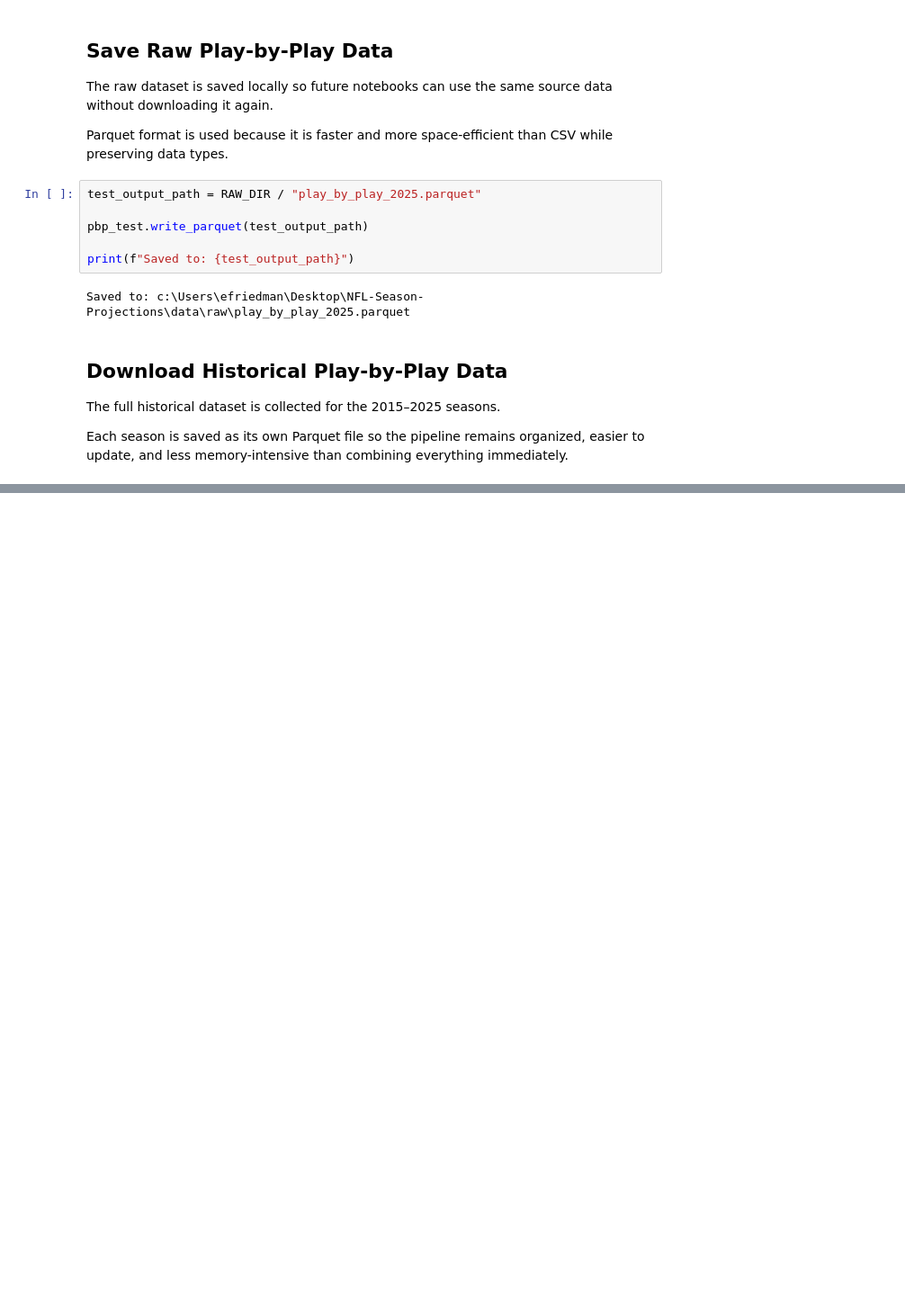
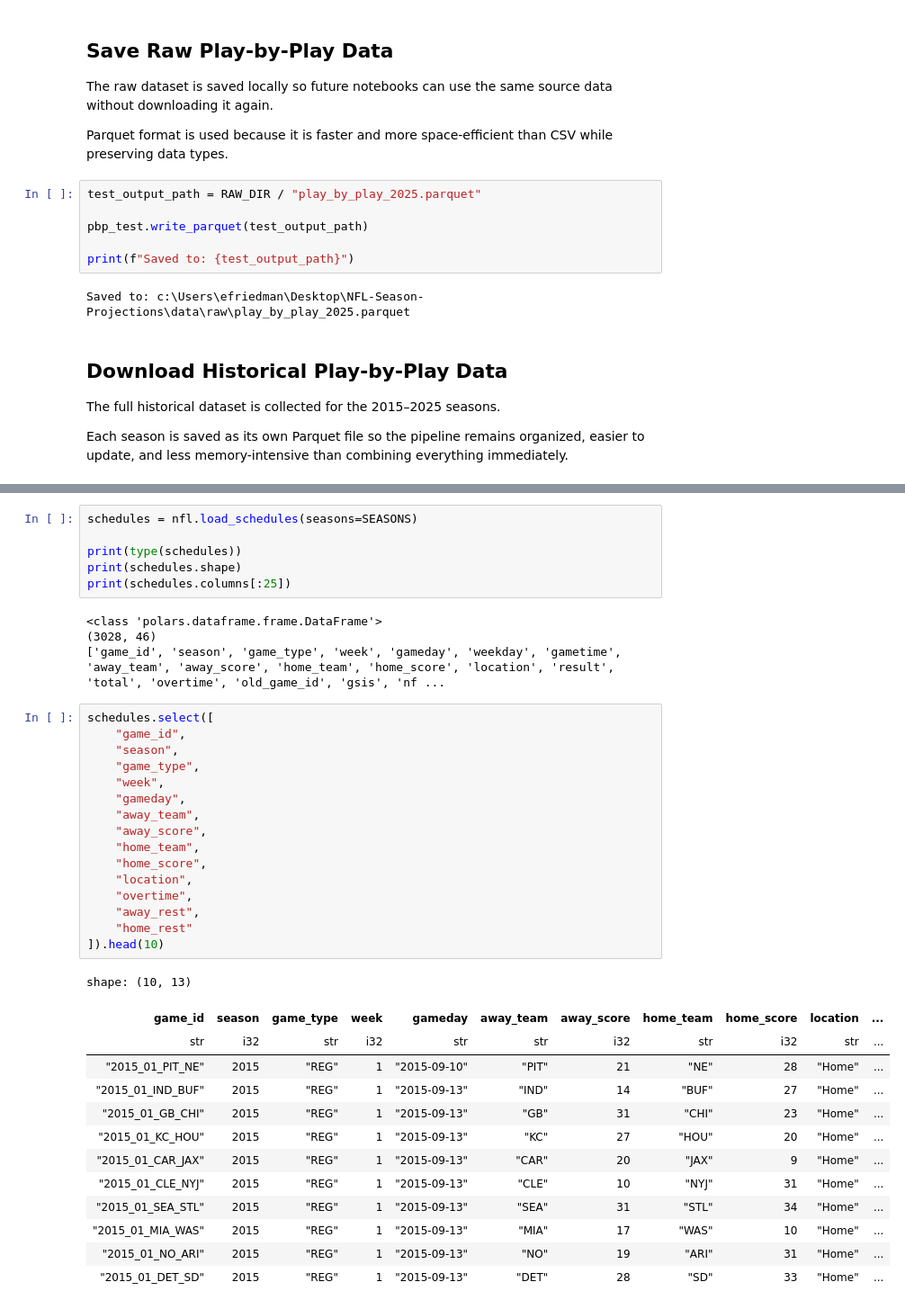
Before and after one commit to ethanfr10/NFL-Season-Projections, a Jupyter notebook: notebooks/01_Data_Collection.ipynb, the cells around one changed output, grey strips where cells are left out. Shown at 90% size. Cells and saved outputs as stored; diff of their text form; blank space fills up the shorter version.

Commit message:
Expand data pipeline

```diff
--- a/notebooks/01_Data_Collection.ipynb
+++ b/notebooks/01_Data_Collection.ipynb
@@ -225,0 +221,40 @@ for season in SEASONS:
+# %%
+schedules = nfl.load_schedules(seasons=SEASONS)
+
+print(type(schedules))
+print(schedules.shape)
+print(schedules.columns[:25])
+# %% [output]
+<class 'polars.dataframe.frame.DataFrame'>
+(3028, 46)
+['game_id', 'season', 'game_type', 'week', 'gameday', 'weekday', 'gametime', 'away_team', 'away_score', 'home_team', 'home_score', 'location', 'result', 'total', 'overtime', 'old_game_id', 'gsis', 'nf ...
+# %%
+schedules.select([
+    "game_id",
+    "season",
+    "game_type",
+    "week",
+    "gameday",
+    "away_team",
+    "away_score",
+    "home_team",
+    "home_score",
+    "location",
+    "overtime",
+    "away_rest",
+    "home_rest"
+]).head(10)
+# %% [output]
+shape: (10, 13)
+| game_id | season | game_type | week | gameday | away_team | away_score | home_team | home_score | location | ... |
+| str | i32 | str | i32 | str | str | i32 | str | i32 | str | ... |
+| "2015_01_PIT_NE" | 2015 | "REG" | 1 | "2015-09-10" | "PIT" | 21 | "NE" | 28 | "Home" | ... |
+| "2015_01_IND_BUF" | 2015 | "REG" | 1 | "2015-09-13" | "IND" | 14 | "BUF" | 27 | "Home" | ... |
+| "2015_01_GB_CHI" | 2015 | "REG" | 1 | "2015-09-13" | "GB" | 31 | "CHI" | 23 | "Home" | ... |
+| "2015_01_KC_HOU" | 2015 | "REG" | 1 | "2015-09-13" | "KC" | 27 | "HOU" | 20 | "Home" | ... |
+| "2015_01_CAR_JAX" | 2015 | "REG" | 1 | "2015-09-13" | "CAR" | 20 | "JAX" | 9 | "Home" | ... |
+| "2015_01_CLE_NYJ" | 2015 | "REG" | 1 | "2015-09-13" | "CLE" | 10 | "NYJ" | 31 | "Home" | ... |
+| "2015_01_SEA_STL" | 2015 | "REG" | 1 | "2015-09-13" | "SEA" | 31 | "STL" | 34 | "Home" | ... |
+| "2015_01_MIA_WAS" | 2015 | "REG" | 1 | "2015-09-13" | "MIA" | 17 | "WAS" | 10 | "Home" | ... |
+| "2015_01_NO_ARI" | 2015 | "REG" | 1 | "2015-09-13" | "NO" | 19 | "ARI" | 31 | "Home" | ... |
+| "2015_01_DET_SD" | 2015 | "REG" | 1 | "2015-09-13" | "DET" | 28 | "SD" | 33 | "Home" | ... |
```
Also changed, not shown: parts of 23 cells of this notebook, 7 other files.
